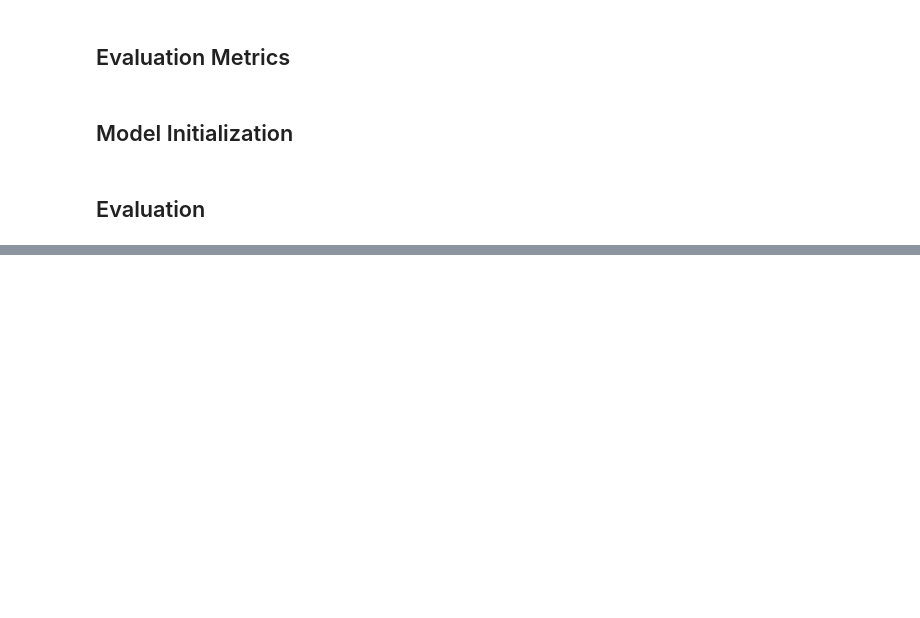
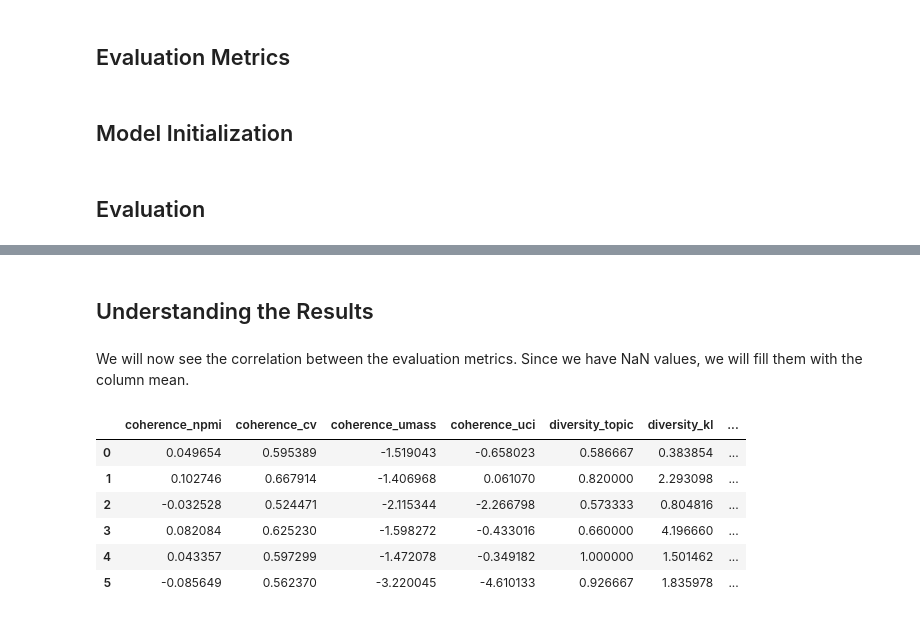
Before and after one commit to DionGR/greek-pm-topic-modeling, a Jupyter notebook: src/octis.ipynb, the cells around one changed output, grey strips where cells are left out. Saved outputs shown, nothing was run; the diff lists cells and outputs as text; code cells hidden in the pictures; blank space fills up the shorter version.

```diff
--- a/src/octis.ipynb
+++ b/src/octis.ipynb
@@ -147,0 +119,18 @@ Early stopping
+# %% [markdown]
+## Understanding the Results
+# %% [markdown]
+We will now see the correlation between the evaluation metrics. Since we have NaN values, we will fill them with the column mean.
+# %%
+metric_df = evaluator.get_evaluation().drop(columns=['model'])
+
+metric_df['diversity_kl'] = metric_df['diversity_kl'].fillna(metric_df['diversity_kl'].mean())
+metric_df['significance_kluni'] = metric_df['significance_kluni'].fillna(metric_df['significance_kluni'].mean())
+metric_df
+# %% [output]
+|  | coherence_npmi | coherence_cv | coherence_umass | coherence_uci | diversity_topic | diversity_kl | ... |
+| 0 | 0.049654 | 0.595389 | -1.519043 | -0.658023 | 0.586667 | 0.383854 | ... |
+| 1 | 0.102746 | 0.667914 | -1.406968 | 0.061070 | 0.820000 | 2.293098 | ... |
+| 2 | -0.032528 | 0.524471 | -2.115344 | -2.266798 | 0.573333 | 0.804816 | ... |
+| 3 | 0.082084 | 0.625230 | -1.598272 | -0.433016 | 0.660000 | 4.196660 | ... |
+| 4 | 0.043357 | 0.597299 | -1.472078 | -0.349182 | 1.000000 | 1.501462 | ... |
+| 5 | -0.085649 | 0.562370 | -3.220045 | -4.610133 | 0.926667 | 1.835978 | ... |
```
Also changed, not shown: parts of 7 cells of this notebook, 28 other files.
